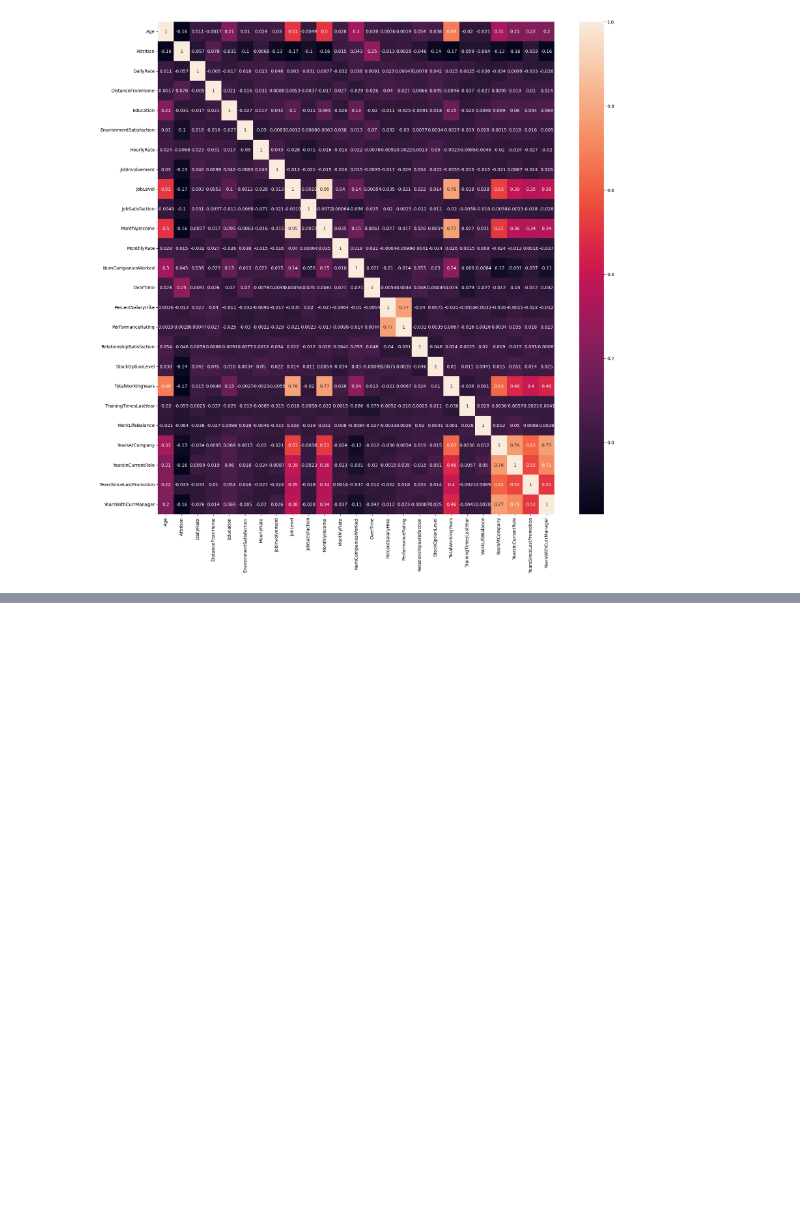
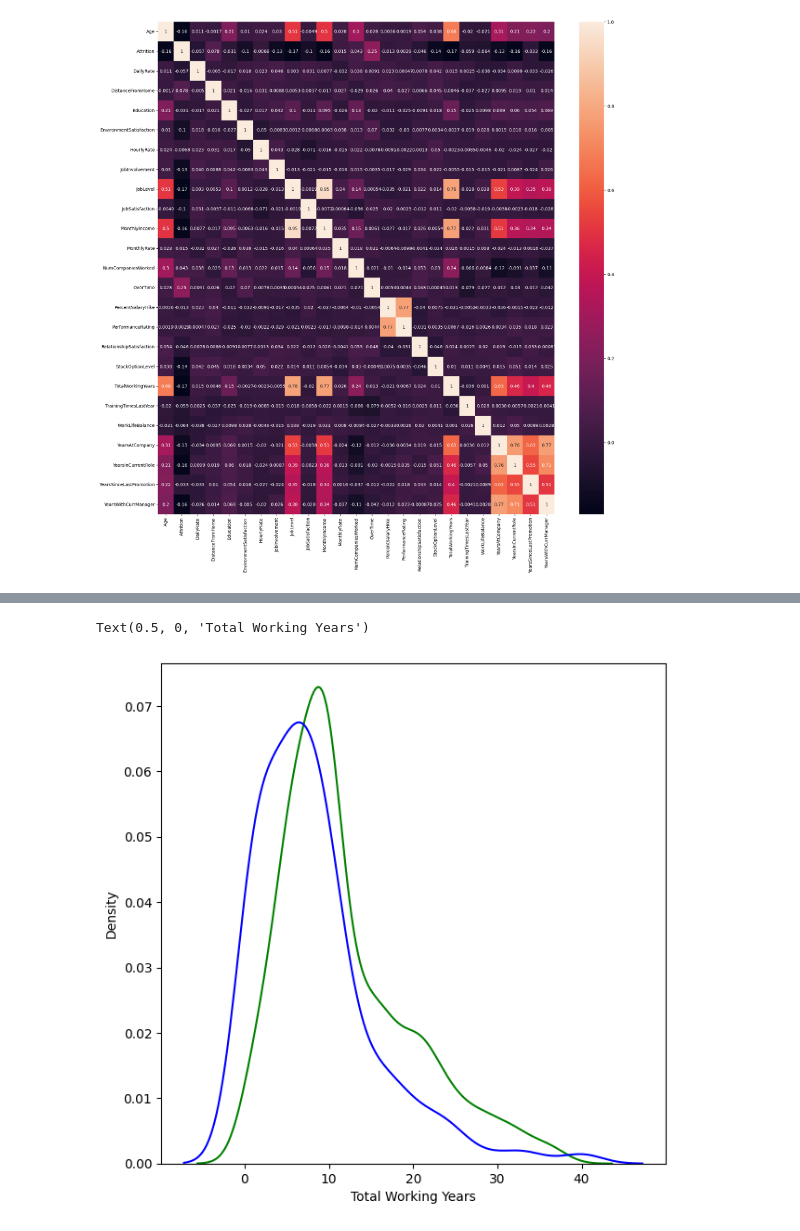
Before and after one commit to gorkemvci/DataScienceforBusiness, a Jupyter notebook: DataScienceforHR_dept.ipynb, the cells around one changed output, grey strips where cells are left out. Drawn from its saved outputs; the diff is of its cells as text; code cells hidden in the pictures; blank space fills up the shorter version.

```diff
--- a/DataScienceforHR_dept.ipynb
+++ b/DataScienceforHR_dept.ipynb
@@ -153,0 +164,10 @@ plt.show()
+# %%
+plt.figure(figsize=(7,7))
+
+sns.kdeplot(left_df['TotalWorkingYears'], label = 'Employees who left', color = 'g')
+sns.kdeplot(stayed_df['TotalWorkingYears'], label = 'Employees who Stayed', color = 'b')
+
+plt.xlabel('Total Working Years')
+# %% [output]
+Text(0.5, 0, 'Total Working Years')
+[figure, added]
```
Also changed, not shown: parts of 26 cells of this notebook.
